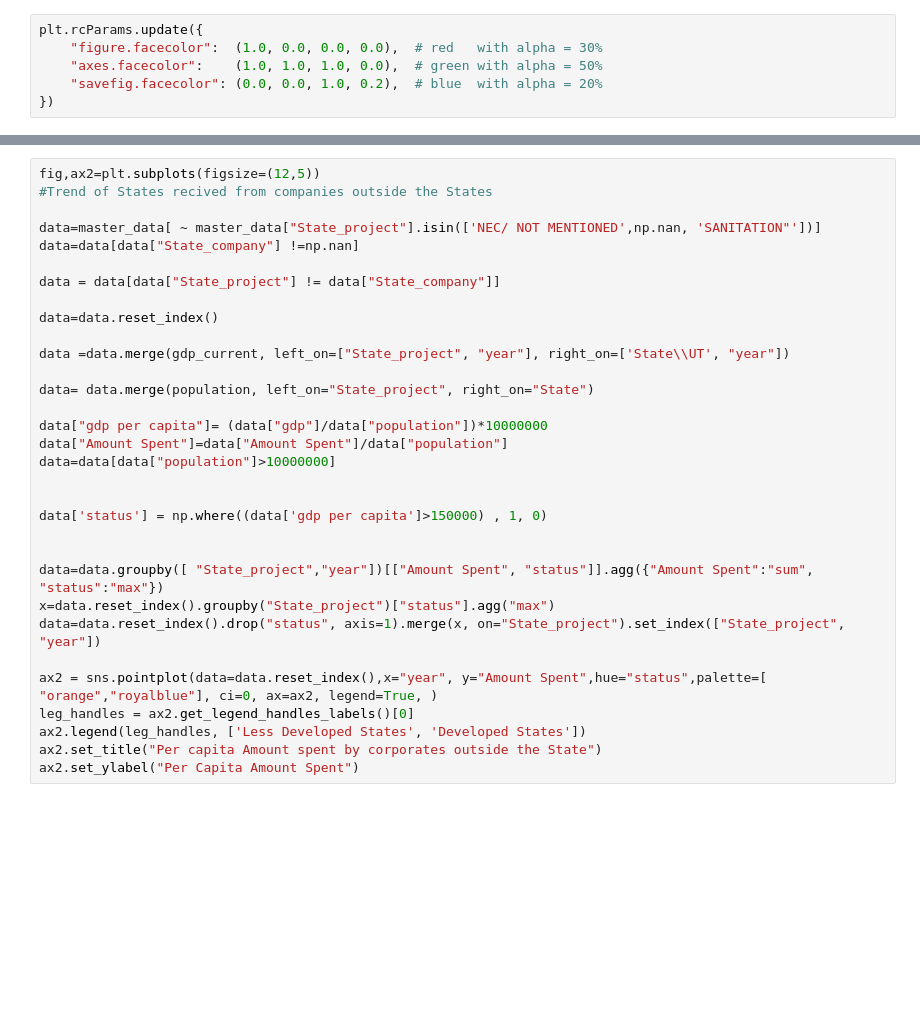
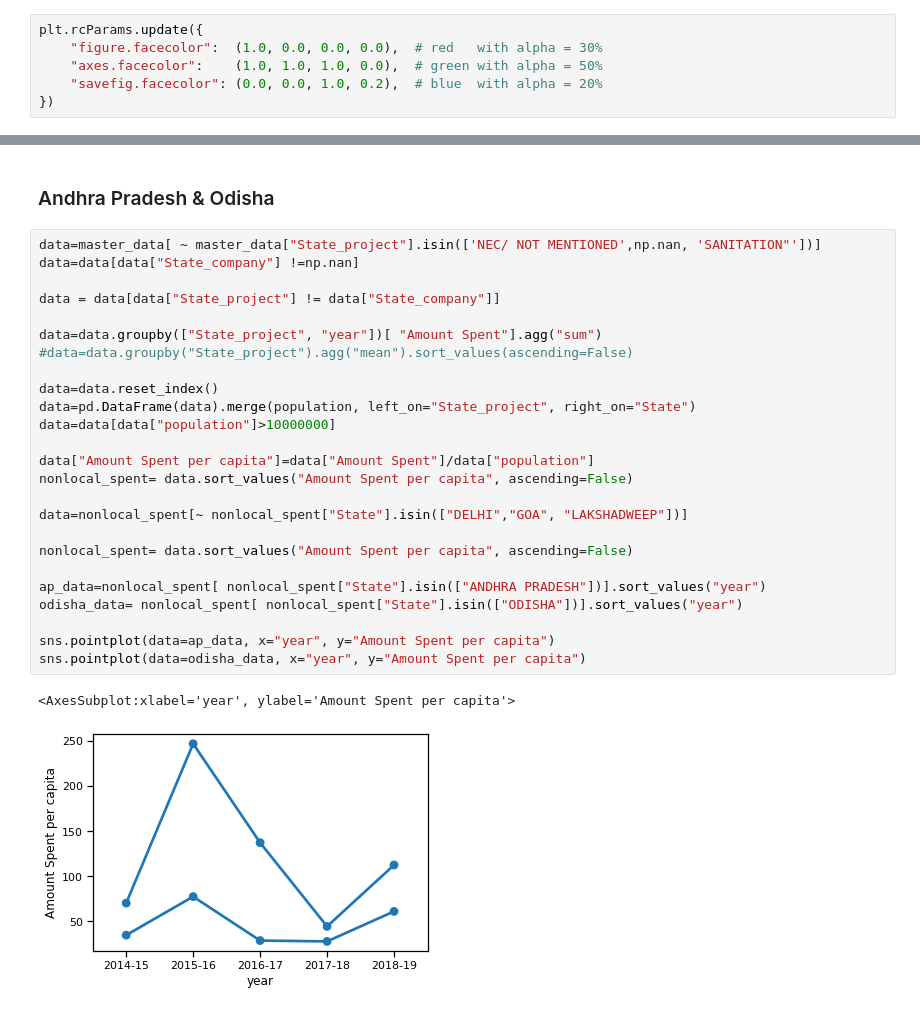
Before and after one commit to ragul-n/Analysis-of-CSR-Data, a Jupyter notebook: CSR Data Analysis.ipynb, the cells around one changed output, grey strips where cells are left out. Drawn from its saved outputs; the diff is of its cells as text; blank space fills up the shorter version.

```diff
--- a/CSR Data Analysis.ipynb
+++ b/CSR Data Analysis.ipynb
@@ -532,32 +575,30 @@ plt.rcParams.update({
-# %%
-fig,ax2=plt.subplots(figsize=(12,5))
-#Trend of States recived from companies outside the States
-
-data=master_data[ ~ master_data["State_project"].isin(['NEC/ NOT MENTIONED',np.nan, 'SANITATION"'])]
-data=data[data["State_company"] !=np.nan]
-
-data = data[data["State_project"] != data["State_company"]]
-
-data=data.reset_index()
-
-data =data.merge(gdp_current, left_on=["State_project", "year"], right_on=['State\\UT', "year"])
-
-data= data.merge(population, left_on="State_project", right_on="State")
-
-data["gdp per capita"]= (data["gdp"]/data["population"])*10000000
-data["Amount Spent"]=data["Amount Spent"]/data["population"]
-data=data[data["population"]>10000000]
-
-
-data['status'] = np.where((data['gdp per capita']>150000) , 1, 0)
-
-
-data=data.groupby([ "State_project","year"])[["Amount Spent", "status"]].agg({"Amount Spent":"sum", "status":"max"})
-x=data.reset_index().groupby("State_project")["status"].agg("max")
-data=data.reset_index().drop("status", axis=1).merge(x, on="State_project").set_index(["State_project", "year"])
-
-ax2 = sns.pointplot(data=data.reset_index(),x="year", y="Amount Spent",hue="status",palette=[ "orange","royalblue"], ci=0, ax=ax2, legend=True, )
-leg_handles = ax2.get_legend_handles_labels()[0]
-ax2.legend(leg_handles, ['Less Developed States', 'Developed States'])
-ax2.set_title("Per capita Amount spent by corporates outside the State")
-ax2.set_ylabel("Per Capita Amount Spent")
+# %% [markdown]
+### Andhra Pradesh & Odisha
+# %%
+data=master_data[ ~ master_data["State_project"].isin(['NEC/ NOT MENTIONED',np.nan, 'SANITATION"'])]
+data=data[data["State_company"] !=np.nan]
+
+data = data[data["State_project"] != data["State_company"]]
+
+data=data.groupby(["State_project", "year"])[ "Amount Spent"].agg("sum")
+#data=data.groupby("State_project").agg("mean").sort_values(ascending=False)
+
+data=data.reset_index()
+data=pd.DataFrame(data).merge(population, left_on="State_project", right_on="State")
+data=data[data["population"]>10000000]
+
+data["Amount Spent per capita"]=data["Amount Spent"]/data["population"]
+nonlocal_spent= data.sort_values("Amount Spent per capita", ascending=False)
+
+data=nonlocal_spent[~ nonlocal_spent["State"].isin(["DELHI","GOA", "LAKSHADWEEP"])]
+
+nonlocal_spent= data.sort_values("Amount Spent per capita", ascending=False)
+
+ap_data=nonlocal_spent[ nonlocal_spent["State"].isin(["ANDHRA PRADESH"])].sort_values("year")
+odisha_data= nonlocal_spent[ nonlocal_spent["State"].isin(["ODISHA"])].sort_values("year")
+
+sns.pointplot(data=ap_data, x="year", y="Amount Spent per capita")
+sns.pointplot(data=odisha_data, x="year", y="Amount Spent per capita")
+# %% [output]
+<AxesSubplot:xlabel='year', ylabel='Amount Spent per capita'>
+[figure, added]
```
Also changed, not shown: parts of 18 cells of this notebook.
